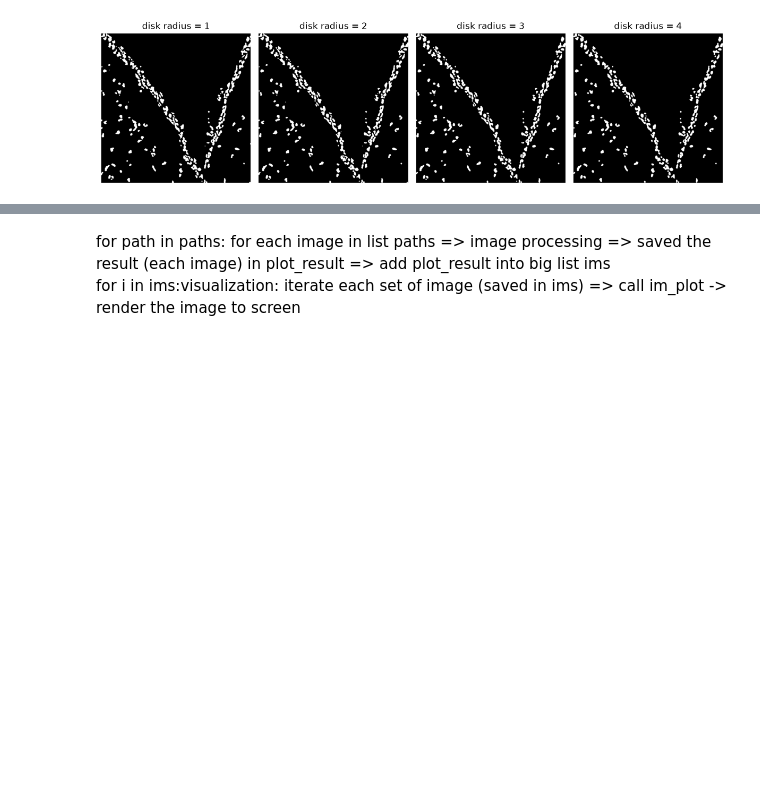
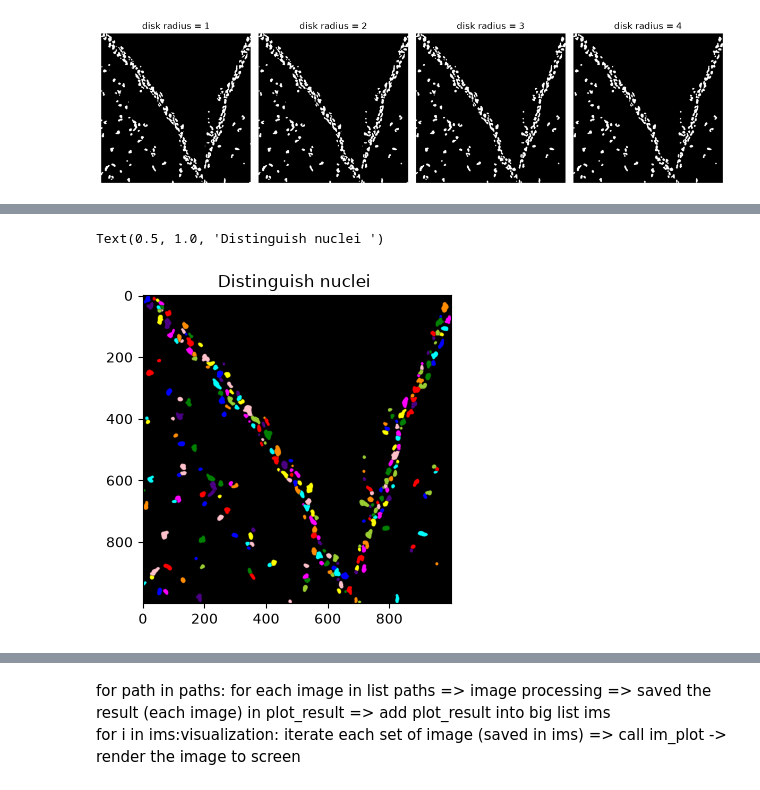
Before and after one commit to nguyennham19001/ISS-sequencing-analysis, a Jupyter notebook: src/iss_decoding/analysis.ipynb, the cells around one changed output, grey strips where cells are left out. Cells and saved outputs as stored; diff of their text form; code cells hidden in the pictures; blank space fills up the shorter version.

```diff
--- a/src/iss_decoding/analysis.ipynb
+++ b/src/iss_decoding/analysis.ipynb
@@ -359,0 +277,10 @@ axes[5].axis('off')
+# %%
+## Distinguish objects
+
+im_distinguish = label2rgb(image_watershed, bg_label = 0, bg_color = 'black')
+plt.figure(figsize = (8,4))
+plt.imshow(im_distinguish)
+plt.title("Distinguish nuclei ")
+# %% [output]
+Text(0.5, 1.0, 'Distinguish nuclei ')
+[figure, added]
```
Also changed, not shown: parts of 31 cells of this notebook.
